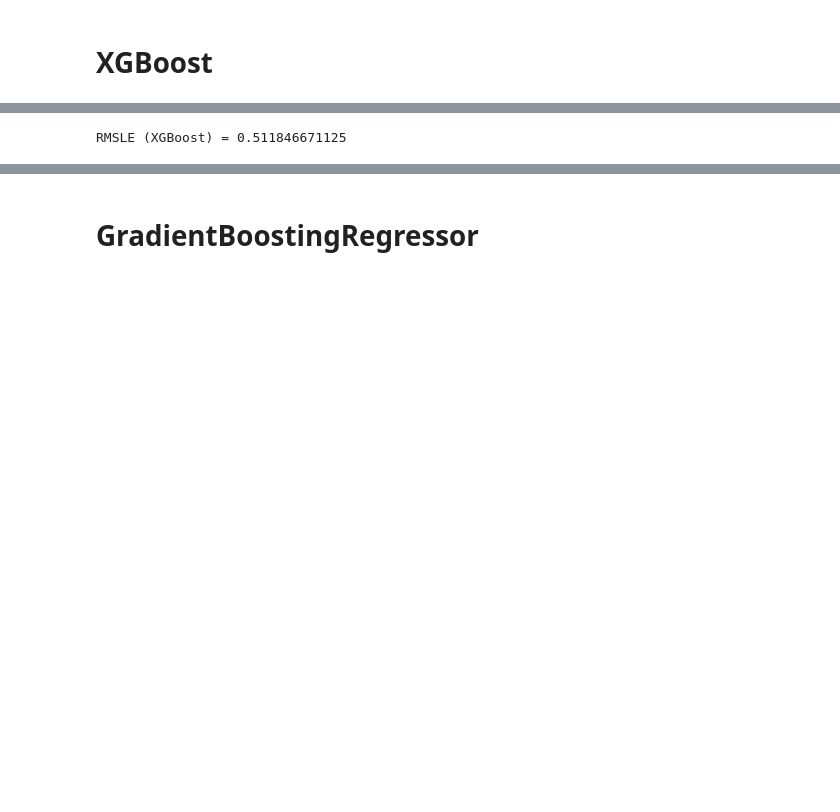
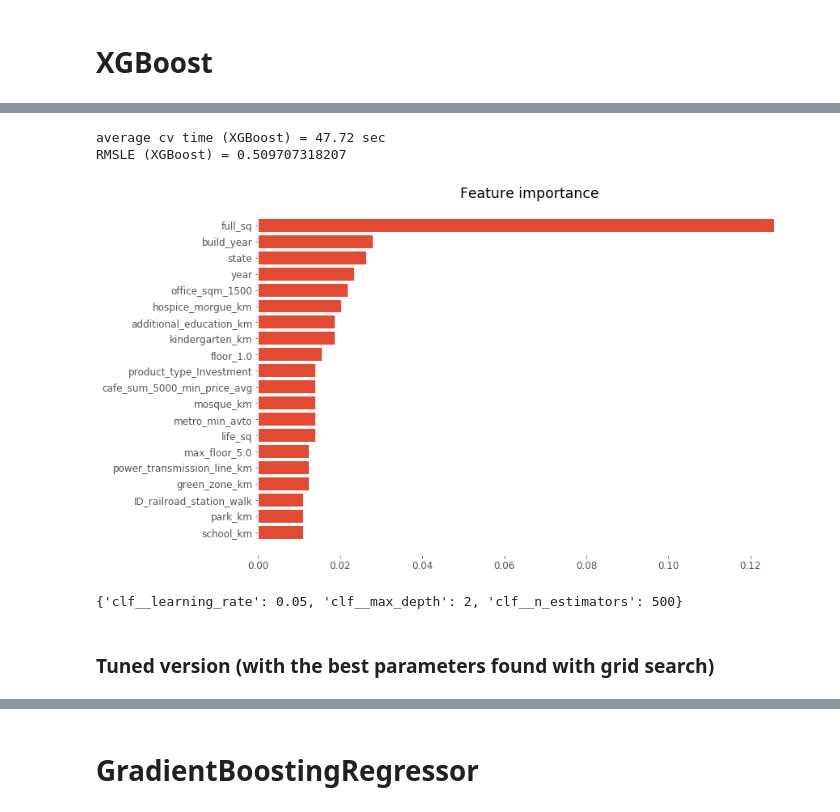
Before and after one commit to melaanya/twente-aml, a Jupyter notebook: project/eda/housing_russia.ipynb, the cells around one changed output, grey strips where cells are left out. Drawn from its saved outputs; the diff is of its cells as text; code cells hidden in the pictures; blank space fills up the shorter version.

```diff
--- a/project/eda/housing_russia.ipynb
+++ b/project/eda/housing_russia.ipynb
@@ -230,16 +140,2 @@ RMSLE (CatBoost) = 0.516341265927
 # %% [markdown]
 ### Feature importance
-# %%
-def plot_top_features(model, pool, num):
-    top = sorted(zip(pool.get_feature_names(), model.feature_importances_),
-                  key = lambda x: x[1], reverse = True)[:num]
-    top = sorted(top, key = lambda x: x[1])
-    plot_top = zip(*top)
-    plt.figure()
-    plt.barh(range(0, len(plot_top[0])), plot_top[1], tick_label = plot_top[0])
-    plt.title('Feature importance')
-    plt.show()
-    return top
-
-
-top_features = plot_top_features(model, pool_train, 20)
@@ -257,7 +146,8 @@ submit.to_csv(filename, sep = ',', index = None)
 # %% [markdown]
 # XGBoost
 # %%
-df_train = pd.get_dummies(df_train, columns = cat_features)
+df_train_dummy = pd.get_dummies(df_train, columns = cat_features)
 # %%
 xgboost_clf = Pipeline([('to_dense', DenseTransformer()),
                         ('clf', xgb.XGBRegressor(eval_metric = 'rmse'))])
+_ = xgboost_clf.fit(df_train_dummy, y_train)
@@ -269,4 +161,10 @@ xgboost_cv = cross_val_score(xgboost_clf, df_train, y_train,
 # %%
+print('average cv time (XGBoost) = {0:.2f} sec'.format(av_time / n_time))
 print('RMSLE (XGBoost) = {0}'.format(np.sqrt(-xgboost_cv.mean())))
 # %% [output]
-RMSLE (XGBoost) = 0.511846671125
+average cv time (XGBoost) = 47.72 sec
+RMSLE (XGBoost) = 0.509707318207
+# %%
+_ = plot_top_features(xgboost_clf.named_steps['clf'], df_train_dummy.columns.values, 20)
+# %% [output]
+[figure, added]
@@ -272,0 +181,7 @@ RMSLE (XGBoost) = 0.511846671125
+# %%
+best_parameters_xgb = max(grid_search_xgb.grid_scores_, key=lambda x: x[1])[0]
+best_parameters_xgb
+# %% [output]
+{'clf__learning_rate': 0.05, 'clf__max_depth': 2, 'clf__n_estimators': 500}
+# %% [markdown]
+### Tuned version (with the best parameters found with grid search)
```
Also changed, not shown: parts of 60 cells of this notebook, 2 other files.
